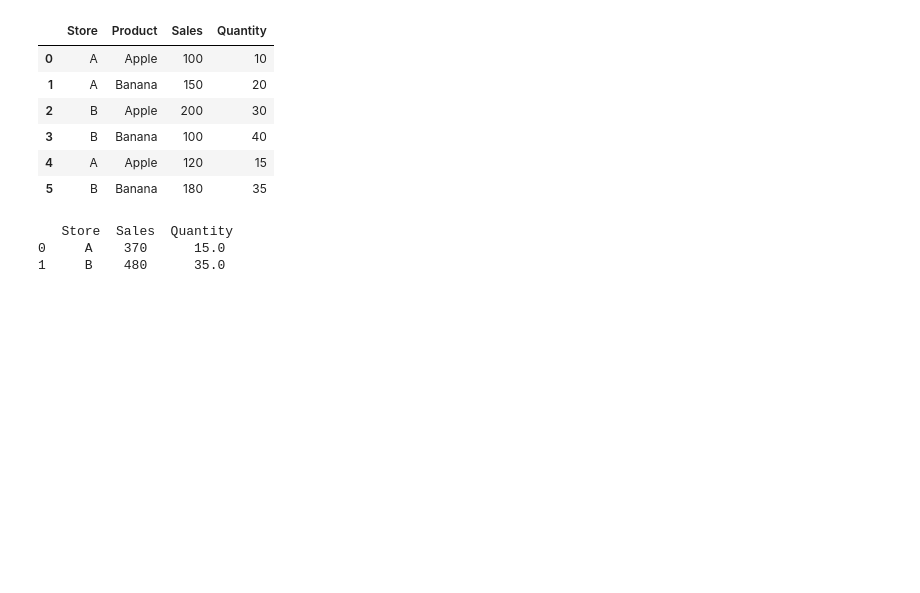
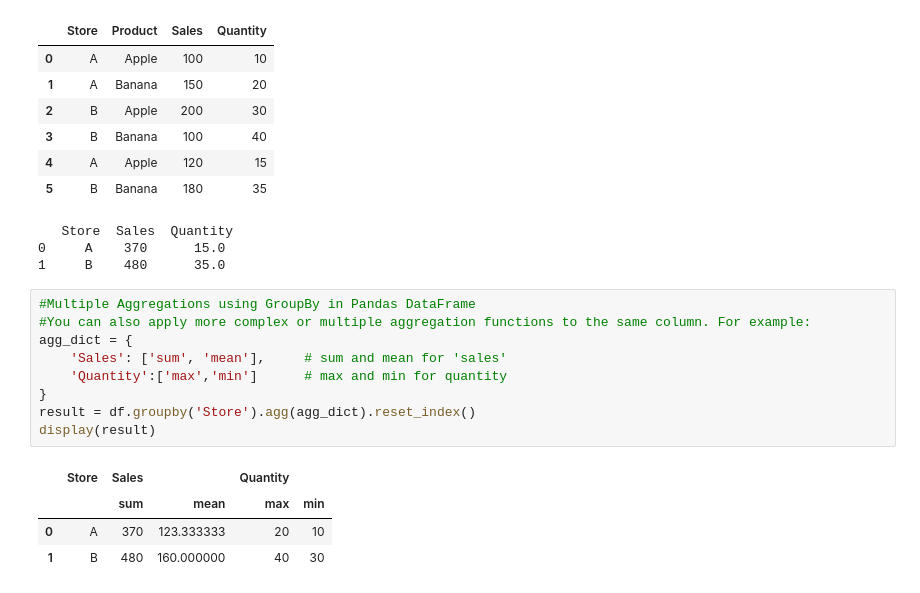
Before and after one commit to Lenmbugua/Python-Numpy-and-Pandas, a Jupyter notebook: Pandas.ipynb, the cells around one changed output. Saved outputs shown, nothing was run; the diff lists cells and outputs as text; blank space fills up the shorter version.

Commit message:
applying multiple aggregations using Groupby in Pandas

```diff
--- a/Pandas.ipynb
+++ b/Pandas.ipynb
@@ -2785,3 +2785,17 @@ print("\n",result)
    Store  Sales  Quantity
 0     A    370      15.0
 1     B    480      35.0
+# %%
+#Multiple Aggregations using GroupBy in Pandas DataFrame
+#You can also apply more complex or multiple aggregation functions to the same column. For example:
+agg_dict = {
+    'Sales': ['sum', 'mean'],     # sum and mean for 'sales'
+    'Quantity':['max','min']      # max and min for quantity
+}
+result = df.groupby('Store').agg(agg_dict).reset_index()
+display(result)
+# %% [output]
+|  | Store | Sales |  | Quantity |  |
+|  |  | sum | mean | max | min |
+| 0 | A | 370 | 123.333333 | 20 | 10 |
+| 1 | B | 480 | 160.000000 | 40 | 30 |
```
